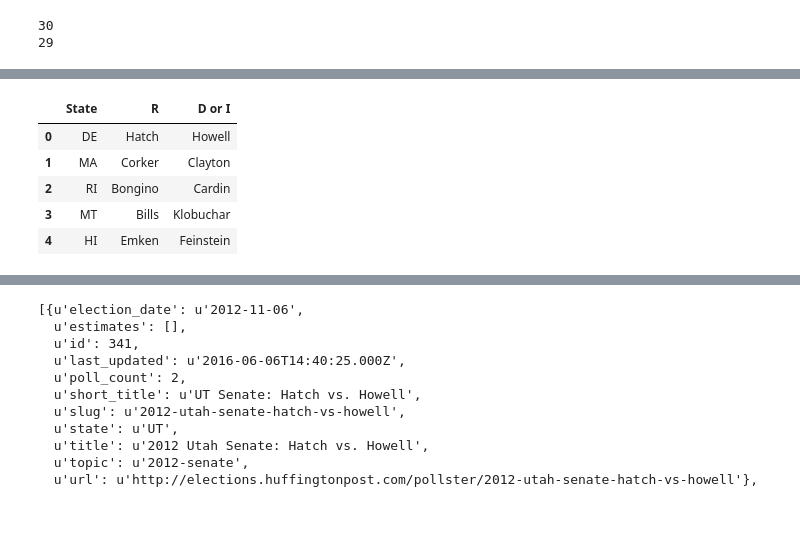
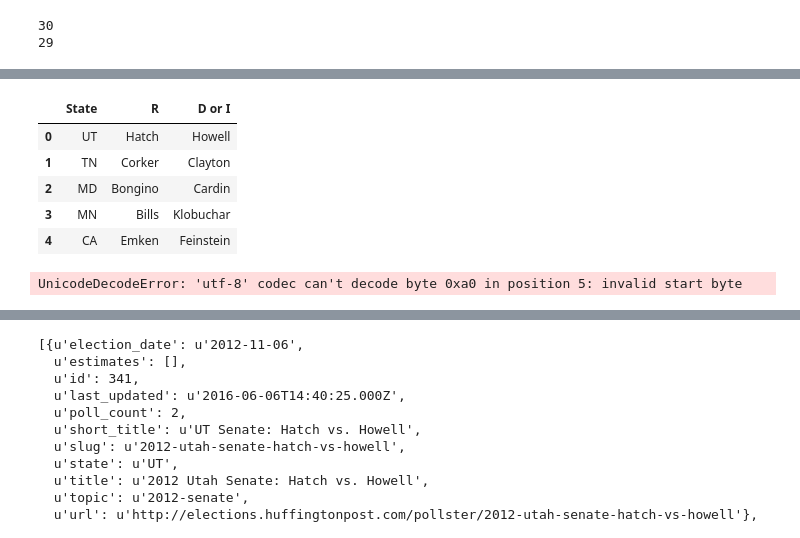
Before and after one commit to FloatFlow/CS109HW, a Jupyter notebook: HW4.ipynb, the cells around one changed output, grey strips where cells are left out. Drawn from its saved outputs; the diff is of its cells as text; code cells hidden in the pictures.

```diff
--- a/HW4.ipynb
+++ b/HW4.ipynb
@@ -88,7 +88,7 @@ for dups in duplicate:
 2014 New Hampshire Senate: Bass vs. Shaheen 29
 2014 New Hampshire Senate: Brown vs. Shaheen 31
 # %%
-idx = 4, 13, 29
+idx = [29]
 editinfo = [i for (j,i) in enumerate(info) if j not in idx]
 print(len(info))
 print(len(editinfo))
@@ -642,14 +623,15 @@ for dups in duplicate2012:
 2012 Florida Senate Republican Primary 6
 2012 Florida Senate: Mack vs. Nelson 26
 # %%
-idi = [6]
-editinfo2012 = [i for (j,i) in enumerate(info2012) if j not in idi]
+idx = [6]
+editinfo2012 = [i for (j,i) in enumerate(info2012) if j not in idx]
 print(len(info2012))
 print(len(editinfo2012))
 # %% [output]
 30
 29
 # %%
+cands2012 = [ele['estimates'] for ele in editinfo2012]
 rows2012 = []
 for race in cands2012:
     race_row = []
@@ -668,3 +650,5 @@ for race in cands2012:
 rows2012[0] = ['Hatch', 'Howell']
 rows2012[1] = ['Corker', 'Clayton']
 rows2012[2] = ['Bongino', 'Cardin']
+rows2012[6] = ['Mack', 'Weldon']
+rows2012
@@ -671,13 +683,20 @@ rows2012[2] = ['Bongino', 'Cardin']
 # %%
-cands_2012_df = pd.DataFrame([ele['state'] for ele in editinfo])
+cands_2012_df = pd.DataFrame([ele['state'] for ele in editinfo2012])
 cancan_2012 = pd.DataFrame(rows2012)
 candidates2012 = pd.concat([cands_2012_df, cancan_2012], axis = 1)
 candidates2012.columns = ['State', 'R', 'D or I']
 candidates2012.head()
 # %% [output]
 |  | State | R | D or I |
-| 0 | DE | Hatch | Howell |
-| 1 | MA | Corker | Clayton |
-| 2 | RI | Bongino | Cardin |
-| 3 | MT | Bills | Klobuchar |
-| 4 | HI | Emken | Feinstein |
+| 0 | UT | Hatch | Howell |
+| 1 | TN | Corker | Clayton |
+| 2 | MD | Bongino | Cardin |
+| 3 | MN | Bills | Klobuchar |
+| 4 | CA | Emken | Feinstein |
+# %%
+results2012 = pd.read_csv('C:/Users/Wolf/Desktop/results2012.csv', thousands=',')
+results2012['rd_diff'] = (results2012.Republican -results2012.Democratic)/(results2012.Democratic + results2012.Republican + results2012.Other)
+fresults2012 = results2012[['State','rd_diff']]
+fresults2012.head()
+# %% [output]
+UnicodeDecodeError: 'utf-8' codec can't decode byte 0xa0 in position 5: invalid start byte
```
Also changed, not shown: parts of 23 cells of this notebook.
